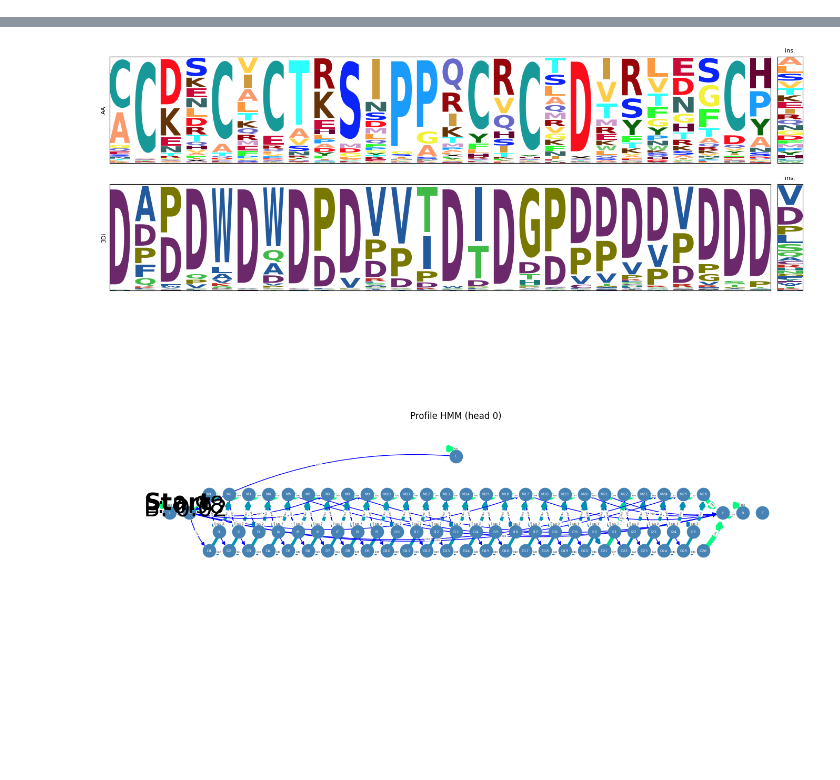
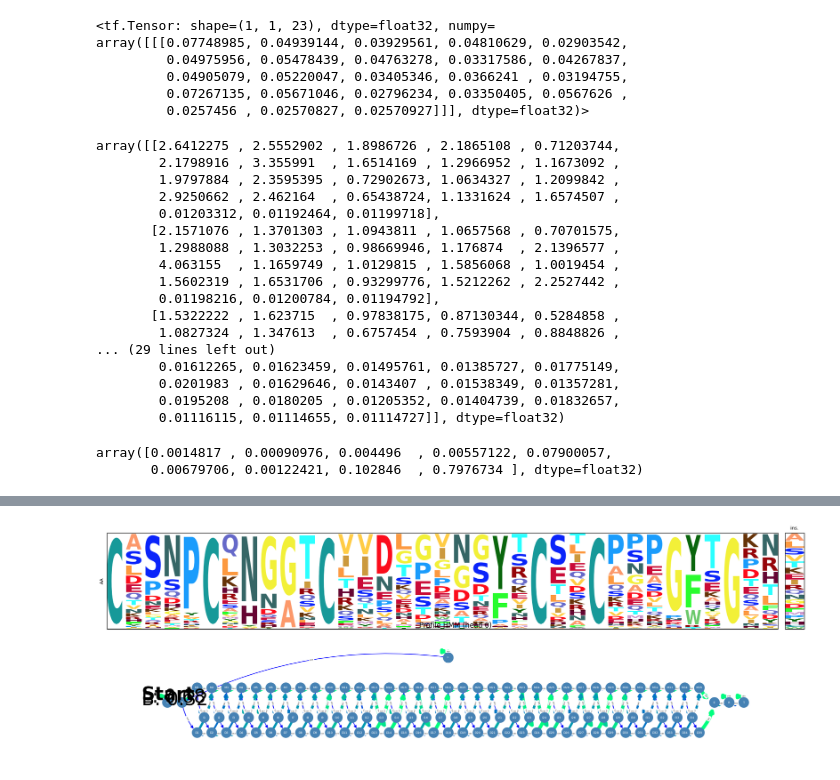
Before and after one commit to Gaius-Augustus/learnMSA, a Jupyter notebook: examples/plot_pHMM.ipynb, the cells around one changed output, grey strips where cells are left out. Saved outputs shown, nothing was run; the diff lists cells and outputs as text; code cells hidden in the pictures; blank space fills up the shorter version.

Commit message:
dirichlet prior training script; added new experimental dirichlet priors for aa;

```diff
--- a/examples/plot_pHMM.ipynb
+++ b/examples/plot_pHMM.ipynb
@@ -48,9 +29,43 @@ array([[ 1.593918  ,  0.6054512 ,  1.2272078 , ..., -0.8449387 ,
+# %%
+prior.mean()
+# %% [output]
+<tf.Tensor: shape=(1, 1, 23), dtype=float32, numpy=
+array([[[0.07748985, 0.04939144, 0.03929561, 0.04810629, 0.02903542,
+         0.04975956, 0.05478439, 0.04763278, 0.03317586, 0.04267837,
+         0.04905079, 0.05220047, 0.03405346, 0.0366241 , 0.03194755,
+         0.07267135, 0.05671046, 0.02796234, 0.03350405, 0.0567626 ,
+         0.0257456 , 0.02570827, 0.02570927]]], dtype=float32)>
+# %%
+prior.matrix()[0,0].numpy()[:c*s].reshape(c,s)
+# %% [output]
+array([[2.6412275 , 2.5552902 , 1.8986726 , 2.1865108 , 0.71203744,
+        2.1798916 , 3.355991  , 1.6514169 , 1.2966952 , 1.1673092 ,
+        1.9797884 , 2.3595395 , 0.72902673, 1.0634327 , 1.2099842 ,
+        2.9250662 , 2.462164  , 0.65438724, 1.1331624 , 1.6574507 ,
+        0.01203312, 0.01192464, 0.01199718],
+       [2.1571076 , 1.3701303 , 1.0943811 , 1.0657568 , 0.70701575,
+        1.2988088 , 1.3032253 , 0.98669946, 1.176874  , 2.1396577 ,
+        4.063155  , 1.1659749 , 1.0129815 , 1.5856068 , 1.0019454 ,
+        1.5602319 , 1.6531706 , 0.93299776, 1.5212262 , 2.2527442 ,
+        0.01198216, 0.01200784, 0.01194792],
+       [1.5322222 , 1.623715  , 0.97838175, 0.87130344, 0.5284858 ,
+        1.0827324 , 1.347613  , 0.6757454 , 0.7593904 , 0.8848826 ,
+... (29 lines left out)
+        0.01612265, 0.01623459, 0.01495761, 0.01385727, 0.01775149,
+        0.0201983 , 0.01629646, 0.0143407 , 0.01538349, 0.01357281,
+        0.0195208 , 0.0180205 , 0.01205352, 0.01404739, 0.01832657,
+        0.01116115, 0.01114655, 0.01114727]], dtype=float32)
+# %%
+prior.matrix()[0,0].numpy()[c*s:]
+# %% [output]
+array([0.0014817 , 0.00090976, 0.004496  , 0.00557122, 0.07900057,
+       0.00679706, 0.00122421, 0.102846  , 0.7976734 ], dtype=float32)
 # %%
 # Model built with:
 # learnMSA --from_msa egf.ref
 # --skip_training --no_noise --save_model egf.model
-model_path = "../../snakeMSA/outputs/small_benchmark/learnMSA_3di_joint_low_rank_1/workdirs/bowman.vie/bowman.model"
-data_path = "../../snakeMSA/data/homfam/unaligned/bowman.vie"
+model_path = "../tmp/egf.model"
+data_path = "../../snakeMSA/data/homfam/unaligned/egf.vie"
 
 data = SequenceDataset(data_path)
 alignment_model = AlignmentModel.load(model_path, data)
@@ -61 +75 @@ fig=plot_phmm(alignment_model.model.phmm_layer, head = 0, fast_mode = True)
-[figure, old version]
+[figure, new version]
```
Also changed, not shown: parts of 8 cells of this notebook, 8 other files.
